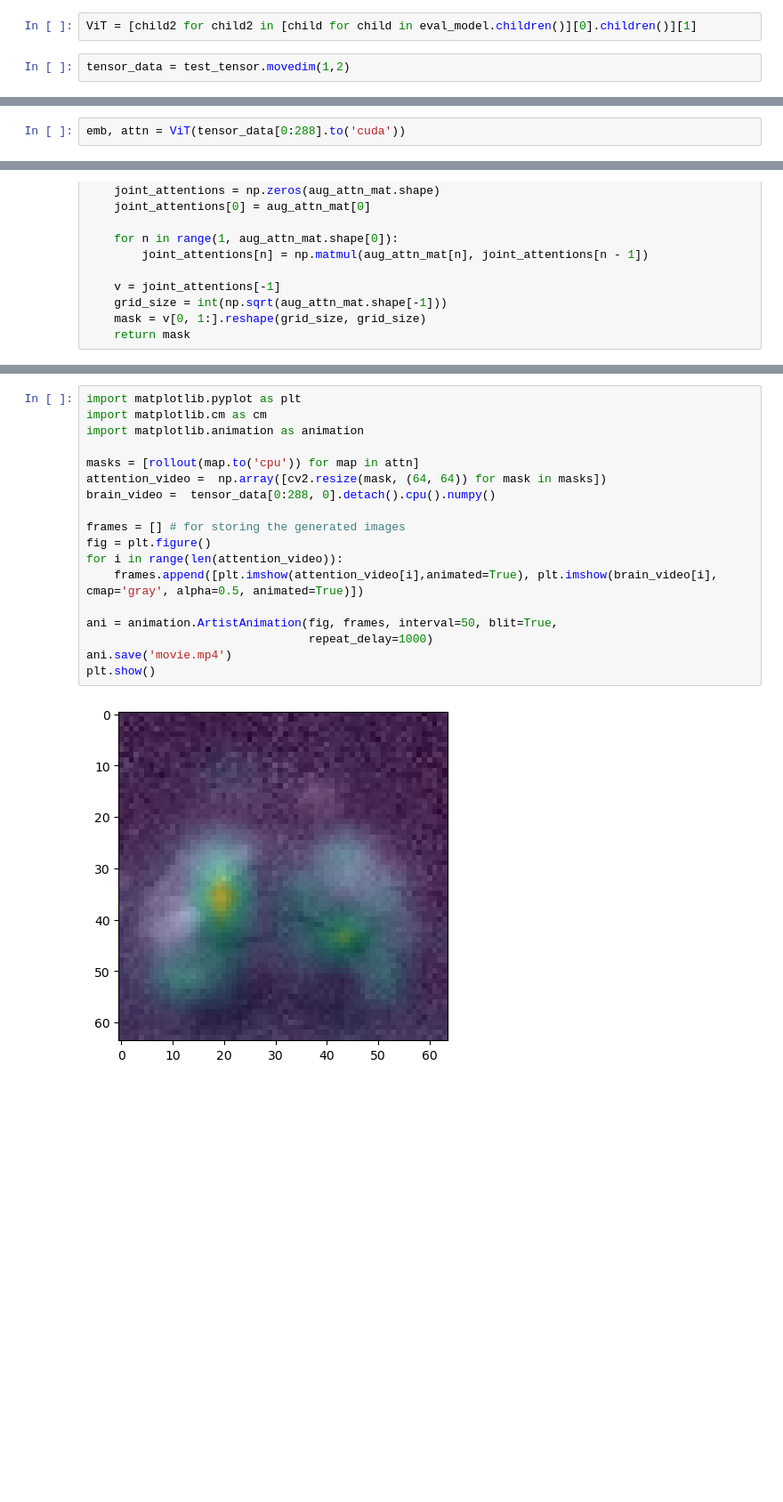
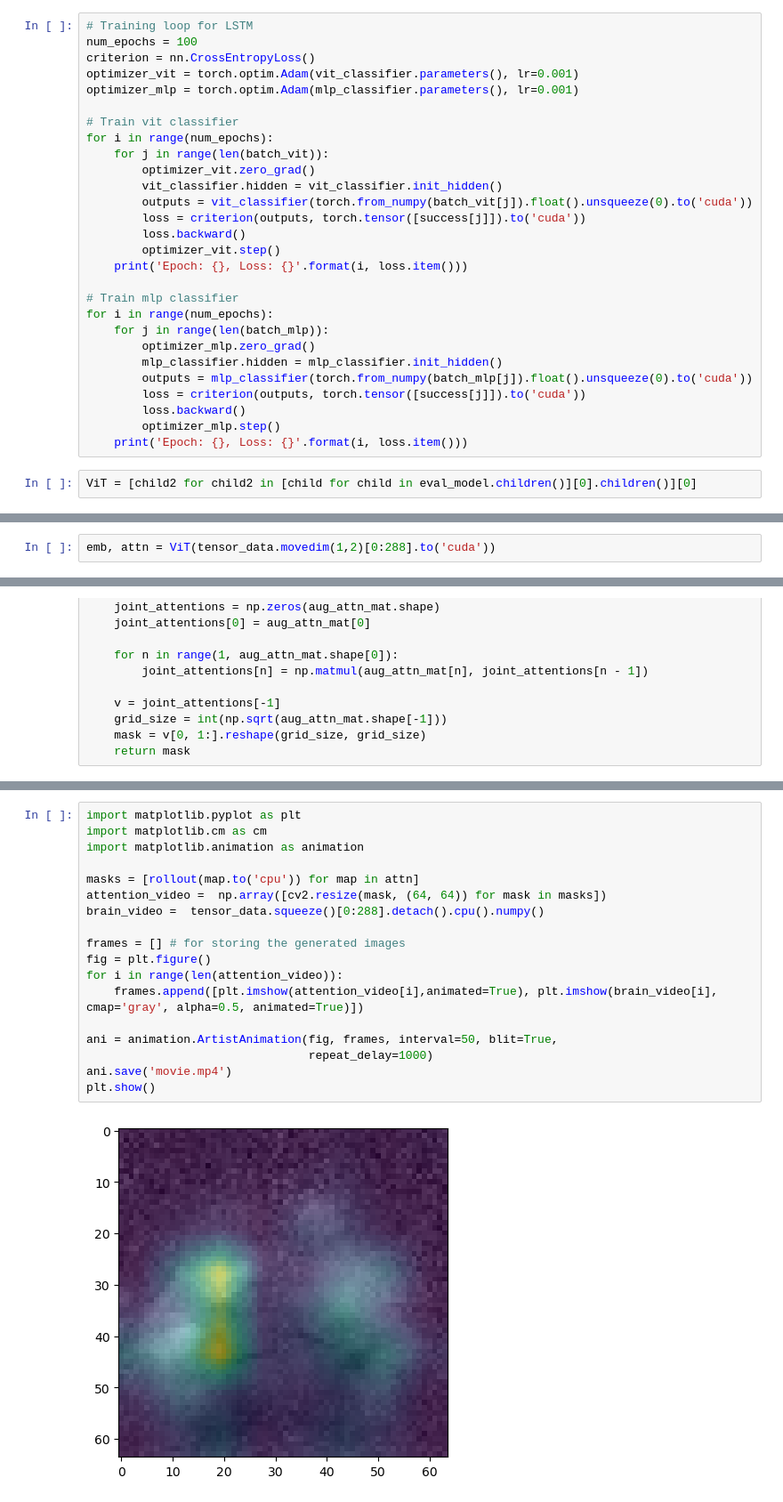
Before and after one commit to Tsuchijo/CEBRA-ViT, a Jupyter notebook: src/testing.ipynb, the cells around one changed output, grey strips where cells are left out. Shown at 89% size. Saved outputs shown, nothing was run; the diff lists cells and outputs as text; blank space fills up the shorter version.

```diff
--- a/src/testing.ipynb
+++ b/src/testing.ipynb
@@ -146,4 +170,30 @@ plt.show()
+# %%
+# Training loop for LSTM
+num_epochs = 100
+criterion = nn.CrossEntropyLoss()
+optimizer_vit = torch.optim.Adam(vit_classifier.parameters(), lr=0.001)
+optimizer_mlp = torch.optim.Adam(mlp_classifier.parameters(), lr=0.001)
+
+# Train vit classifier
+for i in range(num_epochs):
+    for j in range(len(batch_vit)):
+        optimizer_vit.zero_grad()
+        vit_classifier.hidden = vit_classifier.init_hidden()
+        outputs = vit_classifier(torch.from_numpy(batch_vit[j]).float().unsqueeze(0).to('cuda'))
+        loss = criterion(outputs, torch.tensor([success[j]]).to('cuda'))
+        loss.backward()
+        optimizer_vit.step()
+    print('Epoch: {}, Loss: {}'.format(i, loss.item()))
+
+# Train mlp classifier
+for i in range(num_epochs):
+    for j in range(len(batch_mlp)):
+        optimizer_mlp.zero_grad()
+        mlp_classifier.hidden = mlp_classifier.init_hidden()
+        outputs = mlp_classifier(torch.from_numpy(batch_mlp[j]).float().unsqueeze(0).to('cuda'))
+        loss = criterion(outputs, torch.tensor([success[j]]).to('cuda'))
+        loss.backward()
+        optimizer_mlp.step()
+    print('Epoch: {}, Loss: {}'.format(i, loss.item()))
 # %%
-ViT = [child2 for child2 in [child for child in eval_model.children()][0].children()][1]
+ViT = [child2 for child2 in [child for child in eval_model.children()][0].children()][0]
-# %%
-tensor_data = test_tensor.movedim(1,2)
@@ -153,7 +201,7 @@ NameError: name 'test_tensor' is not defined
 from vit_pytorch.recorder import Recorder
 ViT = Recorder(ViT)
 # %%
-emb, attn = ViT(tensor_data[0:288].to('cuda'))
+emb, attn = ViT(tensor_data.movedim(1,2)[0:288].to('cuda'))
 # %%
 ## Input is attentions maps from ViT recorder
 # shape is (depth ,num_heads, num_steps, num_steps)
@@ -183,20 +256,20 @@ def rollout(attn):
 # %%
 import matplotlib.pyplot as plt
 import matplotlib.cm as cm
 import matplotlib.animation as animation
 
 masks = [rollout(map.to('cpu')) for map in attn]
 attention_video =  np.array([cv2.resize(mask, (64, 64)) for mask in masks])
-brain_video =  tensor_data[0:288, 0].detach().cpu().numpy()
+brain_video =  tensor_data.squeeze()[0:288].detach().cpu().numpy()
 
 frames = [] # for storing the generated images
 fig = plt.figure()
 for i in range(len(attention_video)):
     frames.append([plt.imshow(attention_video[i],animated=True), plt.imshow(brain_video[i], cmap='gray', alpha=0.5, animated=True)])
 
 ani = animation.ArtistAnimation(fig, frames, interval=50, blit=True,
                                 repeat_delay=1000)
 ani.save('movie.mp4')
 plt.show()
 # %% [output]
-[figure, old version]
+[figure, new version]
```
Also changed, not shown: parts of 14 cells of this notebook, 25 other files.
